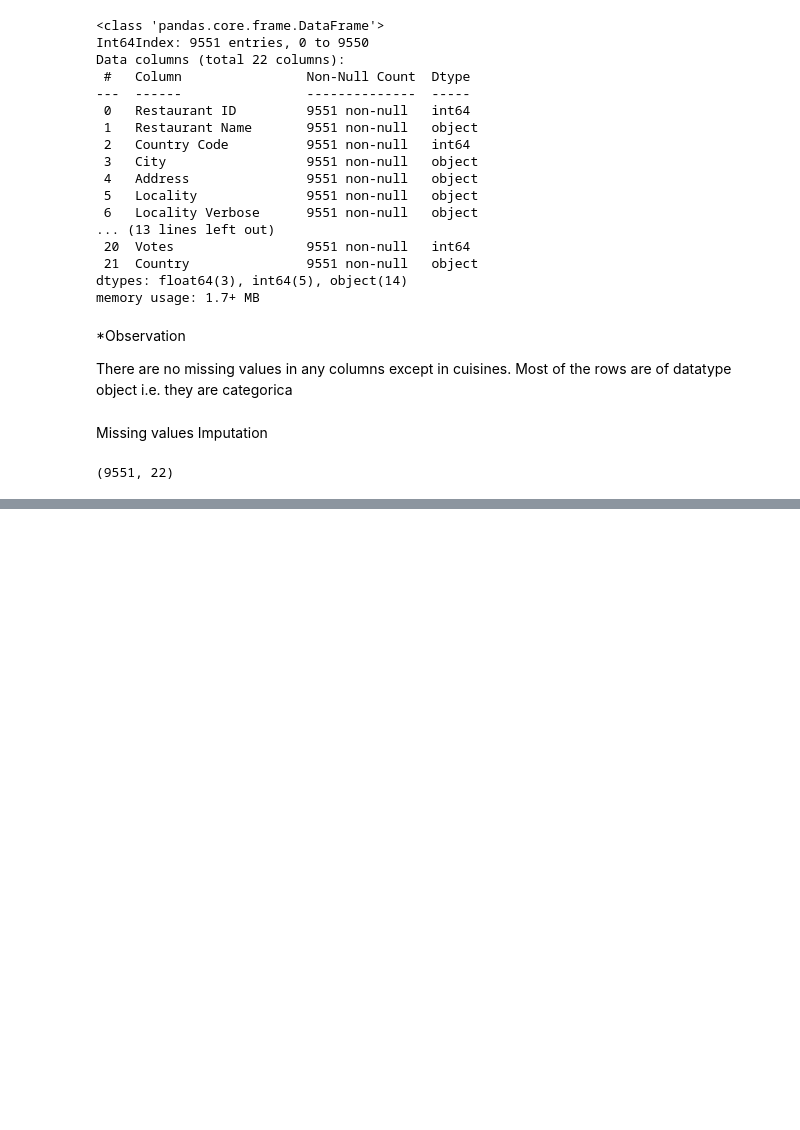
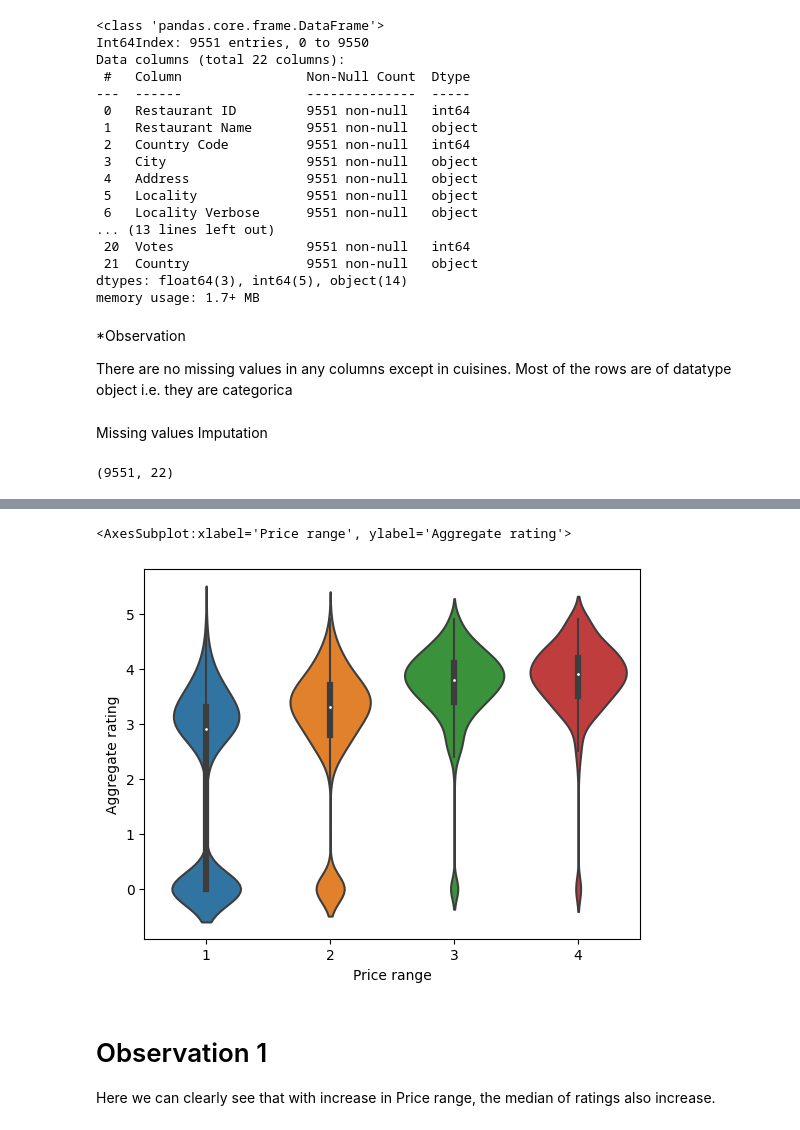
Before and after one commit to Rishiraj-singh7/Zomato-Restaurants-Data-Analysis, a Jupyter notebook: main.ipynb, the cells around one changed output, grey strips where cells are left out. Saved outputs shown, nothing was run; the diff lists cells and outputs as text; code cells hidden in the pictures; blank space fills up the shorter version.

```diff
--- a/main.ipynb
+++ b/main.ipynb
@@ -179,0 +235,10 @@ zomato_data.shape                                    # Number of rows and column
+# %%
+# Relationship between Price range and Aggregate Ratings
+
+sns.violinplot(x='Price range', y='Aggregate rating', data = zomato_data)
+# %% [output]
+<AxesSubplot:xlabel='Price range', ylabel='Aggregate rating'>
+[figure, added]
+# %% [markdown]
+ # Observation 1
+Here we can clearly see that with increase in Price range, the median of ratings also increase.
```
Also changed, not shown: parts of 10 cells of this notebook.
